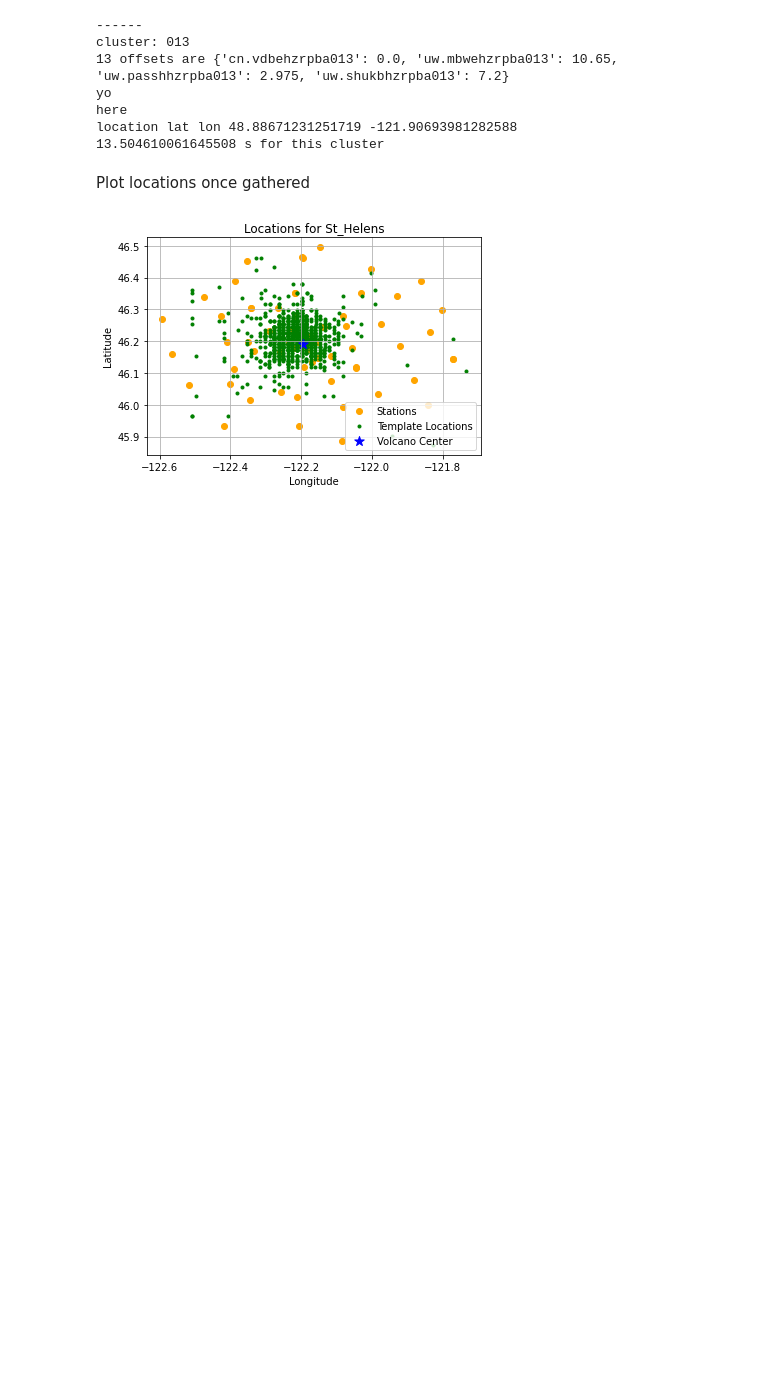
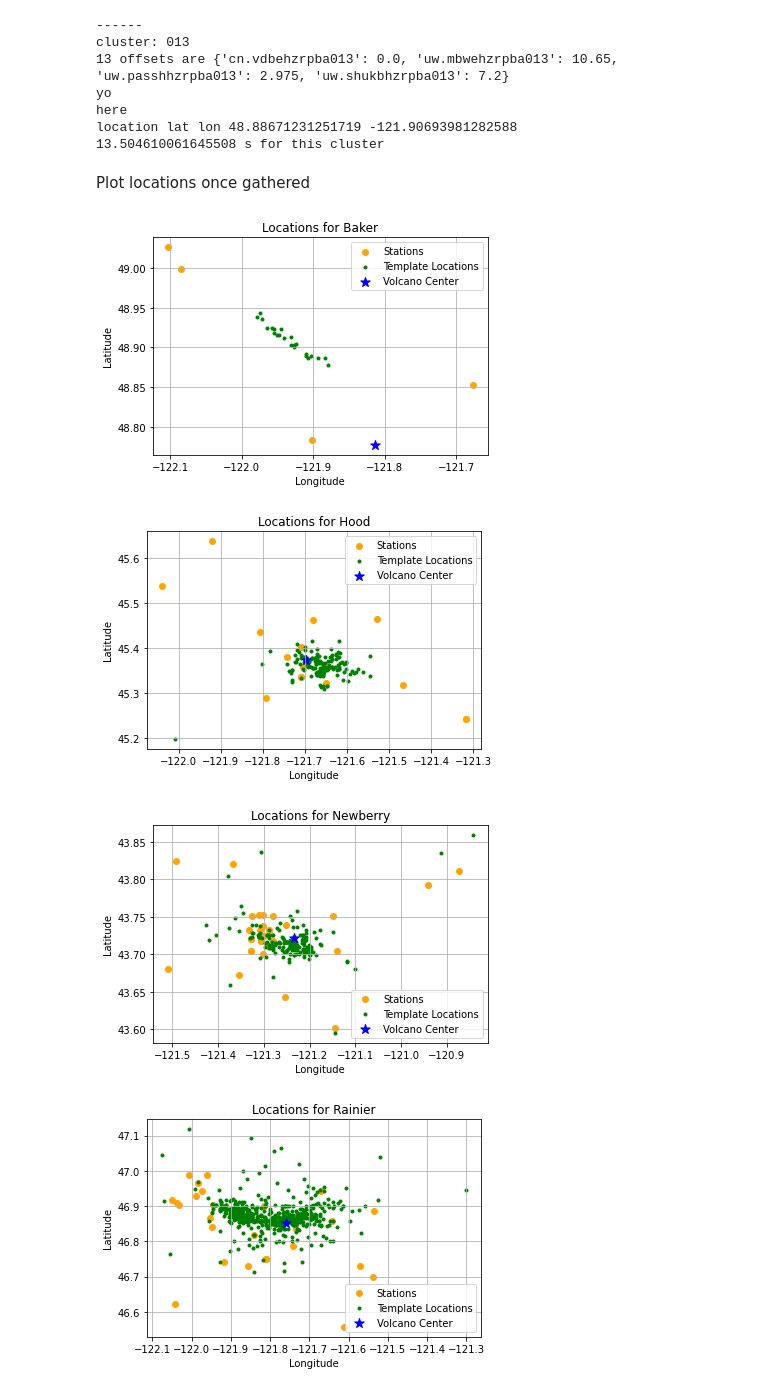
Before and after one commit to Denolle-Lab/expand_redpy, a Jupyter notebook: notebooks/template_locations.ipynb, the cells around one changed output. Drawn from its saved outputs; the diff is of its cells as text; code cells hidden in the pictures; blank space fills up the shorter version.

Commit message:
how to read templates and location resolution updates

```diff
--- a/notebooks/template_locations.ipynb
+++ b/notebooks/template_locations.ipynb
@@ -348,33 +350,37 @@ Plot locations once gathered
 # %%
 #so far, just plotting stations around the volcano in a basic way to visualize any possible station bias
 
-vv=4 #looking at volc_list[vv]
-loc_df = pd.read_csv(homedir+f'/locations/{volc_list_names[vv]}_Template_Locations.csv') #get locations
-loc_lats = loc_df['Latitude'].values.tolist() #get a list of latitudes for template locations
-loc_lons = loc_df['Longitude'].values.tolist() #get a list of longitudes for template locations
+# vv=0#looking at volc_list[vv]
+for vv in [0,1,2,3,4]:
+    loc_df = pd.read_csv(homedir+f'/locations/{volc_list_names[vv]}_Template_Locations.csv') #get locations
+    loc_lats = loc_df['Latitude'].values.tolist() #get a list of latitudes for template locations
+    loc_lons = loc_df['Longitude'].values.tolist() #get a list of longitudes for template locations
 
-stas_lat = volc_md[volc_md['Volcano_Name']==volc_list_names[vv]]['Latitude'].values.tolist() #get latitude for stations at this volcano
-stas_lon = volc_md[volc_md['Volcano_Name']==volc_list_names[vv]]['Longitude'].values.tolist() #get latitude for stations at this volcano
+    stas_lat = volc_md[volc_md['Volcano_Name']==volc_list_names[vv]]['Latitude'].values.tolist() #get latitude for stations at this volcano
+    stas_lon = volc_md[volc_md['Volcano_Name']==volc_list_names[vv]]['Longitude'].values.tolist() #get latitude for stations at this volcano
 
-fig, ax = plt.subplots()
+    fig, ax = plt.subplots()
 
-# for sta_m in stas_map: #for each station
-#     lat = volc_md[volc_md['netsta']==sta_m]['Latitude'].values.tolist()[0] #find the latitude
-#     lon = volc_md[volc_md['netsta']==sta_m]['Longitude'].values.tolist()[0] #find the longitude
-ax.scatter(stas_lon,stas_lat,marker='o',color='orange',label='Stations') #plot the station
+    # for sta_m in stas_map: #for each station
+    #     lat = volc_md[volc_md['netsta']==sta_m]['Latitude'].values.tolist()[0] #find the latitude
+    #     lon = volc_md[volc_md['netsta']==sta_m]['Longitude'].values.tolist()[0] #find the longitude
+    ax.scatter(stas_lon,stas_lat,marker='o',color='orange',label='Stations') #plot the station
 
-# for L in range(0,len(loc_lats)): #for each location
-ax.scatter(loc_lons,loc_lats,marker='.',color='green',label='Template Locations') #plot the location
+    # for L in range(0,len(loc_lats)): #for each location
+    ax.scatter(loc_lons,loc_lats,marker='.',color='green',label='Template Locations') #plot the location
 
-v_lat = volc_lat_lon[volc_list_names[vv]][0] #find the volcano latitude
-v_lon = volc_lat_lon[volc_list_names[vv]][1] #find the volcano longitude
-ax.scatter(v_lon,v_lat,marker='*',color='blue',s=100,label='Volcano Center') #plot the volcano
-ax.set_xlabel('Longitude')
-ax.set_ylabel('Latitude')
-ax.set_title(f'Locations for {volc_list_names[vv]}')
-ax.legend()
+    v_lat = volc_lat_lon[volc_list_names[vv]][0] #find the volcano latitude
+    v_lon = volc_lat_lon[volc_list_names[vv]][1] #find the volcano longitude
+    ax.scatter(v_lon,v_lat,marker='*',color='blue',s=100,label='Volcano Center') #plot the volcano
+    ax.set_xlabel('Longitude')
+    ax.set_ylabel('Latitude')
+    ax.set_title(f'Locations for {volc_list_names[vv]}')
+    ax.legend()
 
-plt.grid()
-plt.show()
+    plt.grid()
+    plt.show()
 # %% [output]
-[figure, old version]
+[figure, new version]
+[figure, added]
+[figure, added]
+[figure, added]
```
Also changed, not shown: parts of 2 cells of this notebook, 2 other files.
